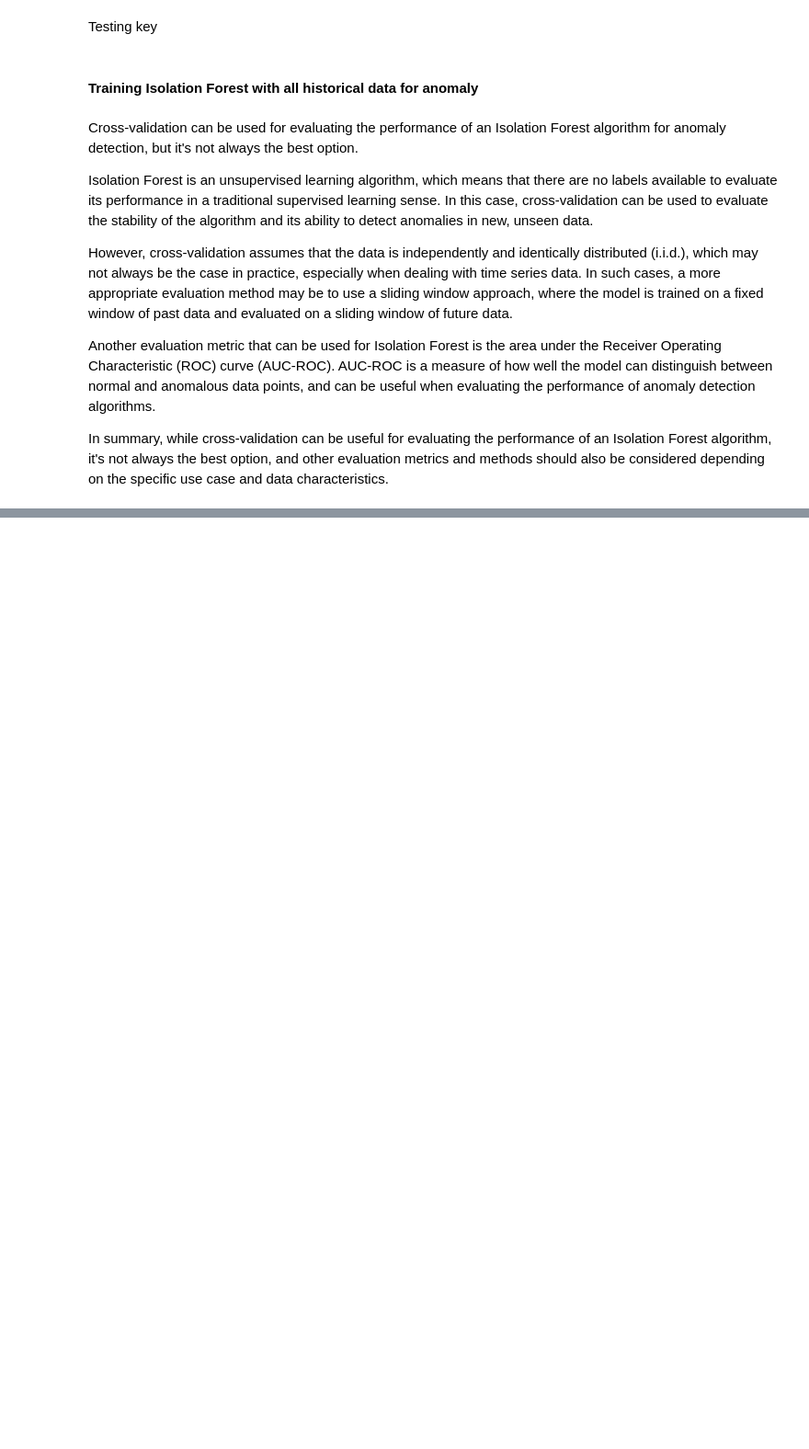
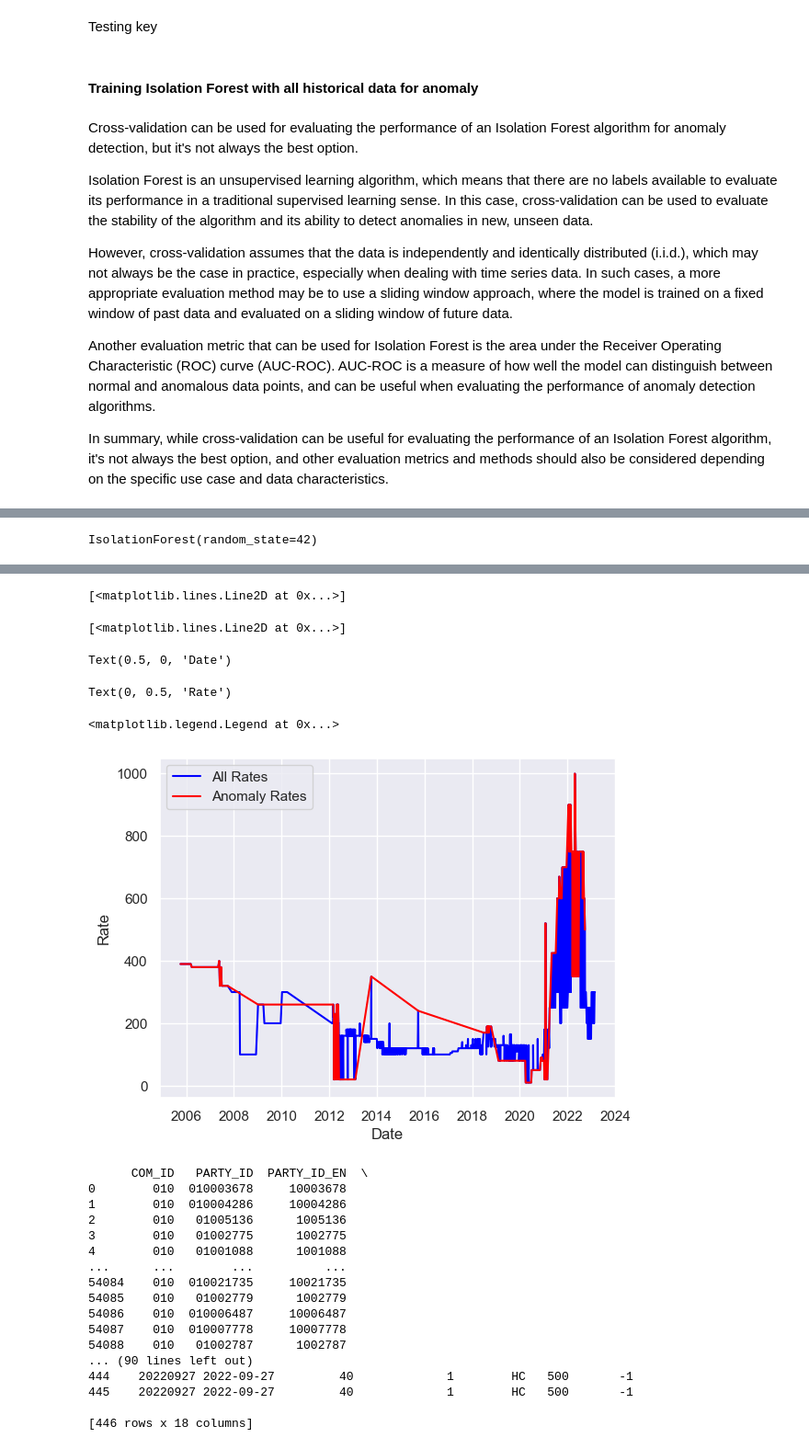
Before and after one commit to aloysiuswjw/Cost-Rate-Analysis, a Jupyter notebook: train_anomaly_model.ipynb, the cells around one changed output, grey strips where cells are left out. Shown: that part at 92% size. Saved outputs shown, nothing was run; the diff lists cells and outputs as text; code cells hidden in the pictures; blank space fills up the shorter version.

Commit message:
Manage to do some training but through visualisation is not giving the best result

```diff
--- a/train_anomaly_model.ipynb
+++ b/train_anomaly_model.ipynb
@@ -63,7 +172,7 @@ def filter_dataframe(df):
     filtered_dataframes = {}
 
     for (port, size, ctype, party_id), group in df.groupby(['POD_ID', 'CNTR_SIZE', 'CNTR_TYPE', 'PARTY_ID']):
-        group = group.reset_index().sort_values(by='POD')
+        group = group.reset_index(drop=True).sort_values(by='POD')
         df_id = f"Port_{port}_Size_{size}_Type_{ctype}_PartyID_{party_id}"
         filtered_dataframes[df_id] = group
 
@@ -122,0 +278,2 @@ trained_model = train_isolation_forest(filtered_dataframes)
+# %%
+best_model_key, best_model = train_and_evaluate_models(filtered_dataframes_subset)
@@ -122,0 +372,5 @@ trained_model = train_isolation_forest(filtered_dataframes)
+# %%
+print(best_model_key)
+df_best_key = filtered_dataframes[best_model_key]
+df_best_key.head()
+df_best_key.info()
@@ -122,0 +402,31 @@ trained_model = train_isolation_forest(filtered_dataframes)
+# %%
+# Train the algorithm
+best_model.fit(df_best_key[['RATE']])
+
+# Predict anomalies
+df_best_key['ANOMALY'] = best_model.predict(df_best_key[['RATE']])
+# df_best_key.head()
+
+# Create a new dataframe for the anomalies
+is_anomaly = df_best_key[df_best_key['ANOMALY']== -1].reset_index(drop=True)
+is_anomaly.head()
+
+# Plot the data
+plt.plot(df_best_key['POD'], df_best_key['RATE'],
+         color='blue', label='All Rates')
+plt.plot(is_anomaly['POD'], is_anomaly['RATE'],
+         color='red', label='Anomaly Rates')
+
+# Add axis labels and legend
+plt.xlabel('Date')
+plt.ylabel('Rate')
+plt.legend()
+
+# Show the plot
+plt.show()
+
+# Print values
+print(df)
+print(is_anomaly)
+# %% [output]
+IsolationForest(random_state=42)
@@ -122,0 +439,23 @@ trained_model = train_isolation_forest(filtered_dataframes)
+[<matplotlib.lines.Line2D at 0x...>]
+[<matplotlib.lines.Line2D at 0x...>]
+Text(0.5, 0, 'Date')
+Text(0, 0.5, 'Rate')
+<matplotlib.legend.Legend at 0x...>
+[figure, added]
+      COM_ID   PARTY_ID  PARTY_ID_EN  \
+0        010  010003678     10003678
+1        010  010004286     10004286
+2        010   01005136      1005136
+3        010   01002775      1002775
+4        010   01001088      1001088
+...      ...        ...          ...
+54084    010  010021735     10021735
+54085    010   01002779      1002779
+54086    010  010006487     10006487
+54087    010  010007778     10007778
+54088    010   01002787      1002787
+... (90 lines left out)
+444    20220927 2022-09-27         40             1        HC   500       -1
+445    20220927 2022-09-27         40             1        HC   500       -1
+
+[446 rows x 18 columns]
```
Also changed, not shown: parts of 14 cells of this notebook, 2 other files.
